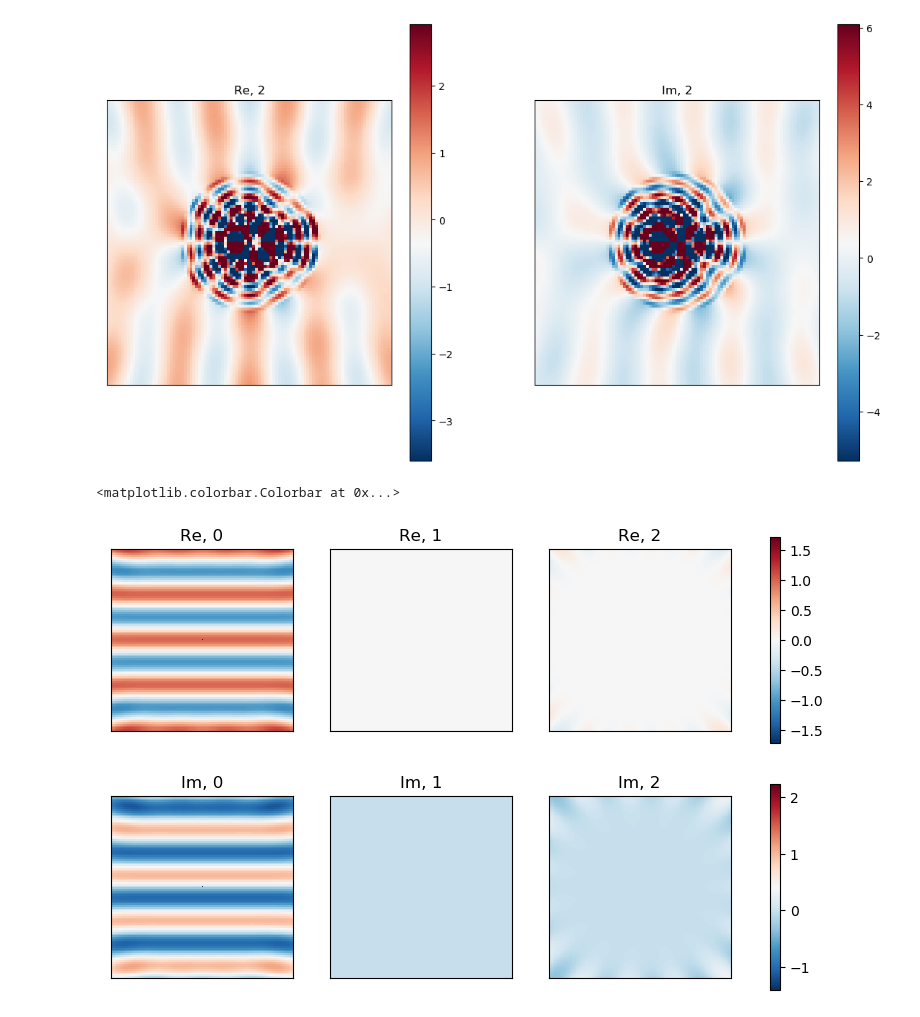
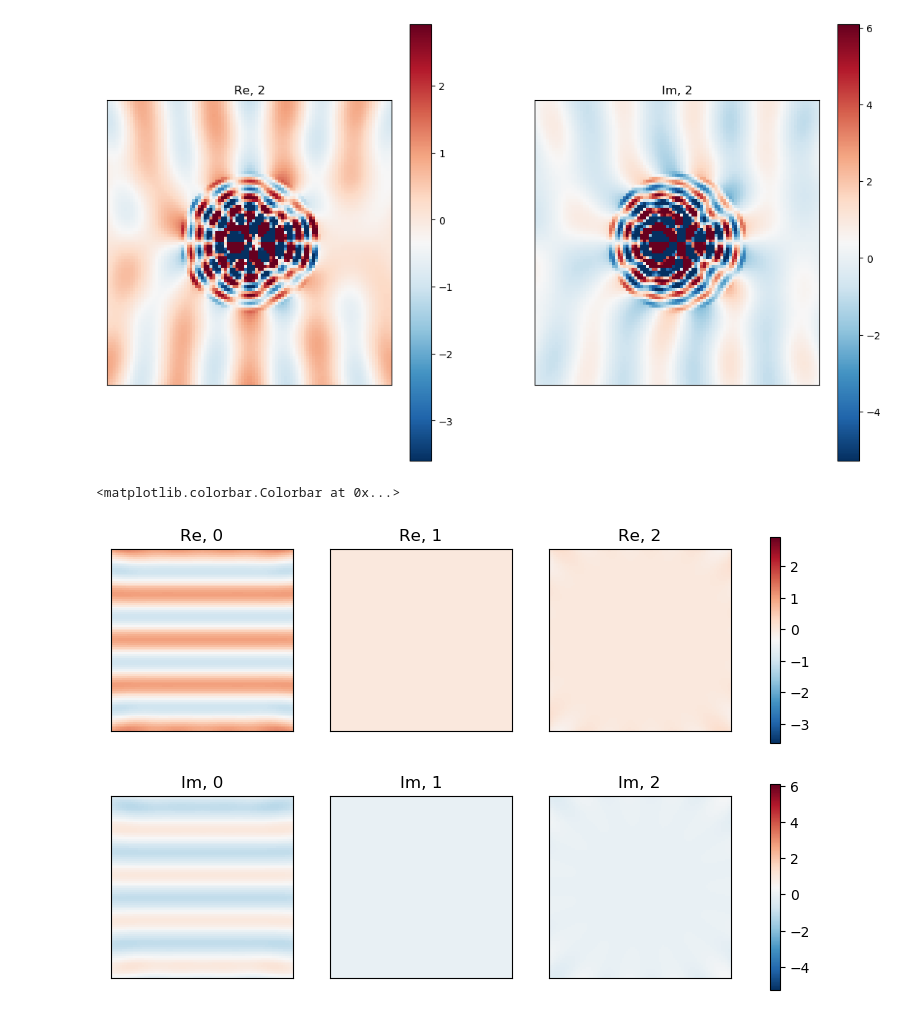
Before and after one commit to kuljitvirk/pyMie, a Jupyter notebook: test_fields.ipynb, the cells around one changed output. Drawn from its saved outputs; the diff is of its cells as text; code cells hidden in the pictures.

```diff
--- a/test_fields.ipynb
+++ b/test_fields.ipynb
@@ -73,6 +73,7 @@ fig,axs = plt.subplots(ncols=2, figsize=(14,8),dpi=100)
 cmap = 'RdBu_r'
 vminr, vmini = np.min(E.real),np.min(E.imag)
 vmaxr, vmaxi = np.max(E.real),np.max(E.imag)
+rhat = R/em.vecmag_abs(R)[:,None]
 if 1:
     f = (Dper.T * rhat).sum(axis=-1).reshape(shape[1:])
     #
@@ -97,21 +98,22 @@ fig.colorbar(im1,ax=axs[1])
 # %%
 fig,axs = plt.subplots(ncols=3,nrows=2, figsize=(10,6),dpi=100)
 cmap = 'RdBu_r'
 vminr, vmini = np.min(E.real),np.min(E.imag)
 vmaxr, vmaxi = np.max(E.real),np.max(E.imag)
 for i in [0,1,2]:
-    im0=axs[0][i].imshow(Einc[i].T.real,cmap=cmap,vmin=vminr,vmax=vmaxr)
-    im1=axs[1][i].imshow(Einc[i].T.imag,cmap=cmap,vmin=vmini,vmax=vmaxi)
+    f = EI[i].reshape(shape[1:])
+    im0=axs[0][i].imshow(f.T.real,cmap=cmap,vmin=vminr,vmax=vmaxr)
+    im1=axs[1][i].imshow(f.T.imag,cmap=cmap,vmin=vmini,vmax=vmaxi)
     axs[0][i].set_title('Re, {}'.format(i))
     axs[1][i].set_title('Im, {}'.format(i))
     axs[0][i].get_xaxis().set_visible(False)
     axs[0][i].get_yaxis().set_visible(False)
     axs[1][i].get_xaxis().set_visible(False)
     axs[1][i].get_yaxis().set_visible(False)
     #
 fig.colorbar(im0,ax=axs[0])
 fig.colorbar(im1,ax=axs[1])
 #
 # %% [output]
 <matplotlib.colorbar.Colorbar at 0x...>
-[figure, old version]
+[figure, new version]
```
Also changed, not shown: parts of 2 cells of this notebook, 2 other files.
